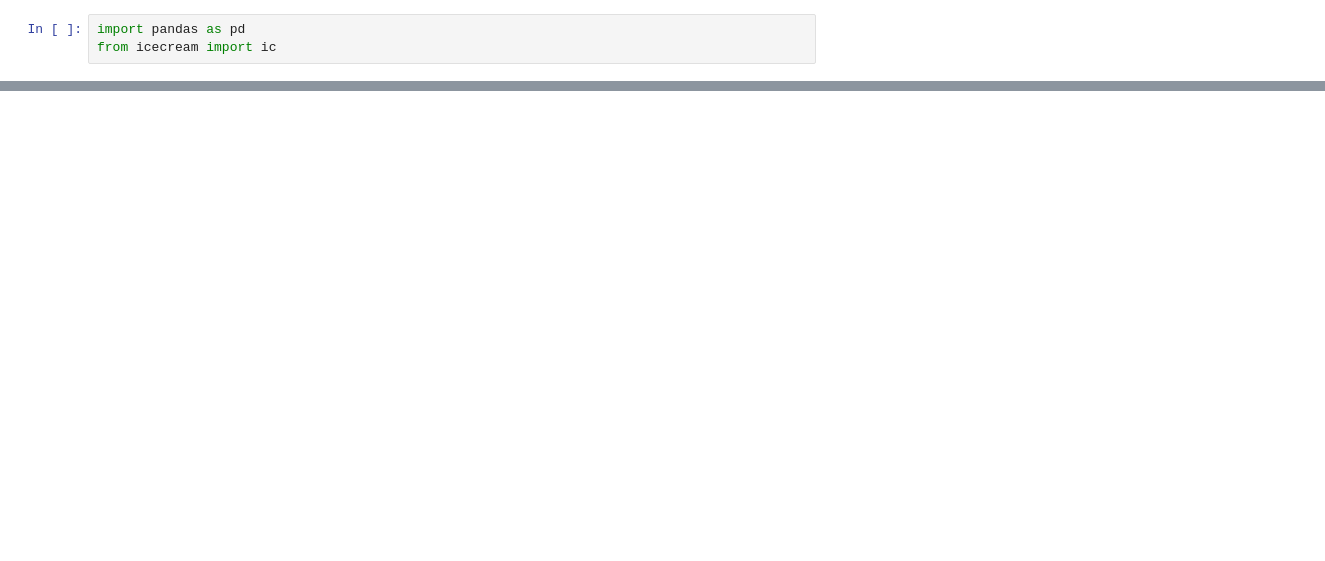
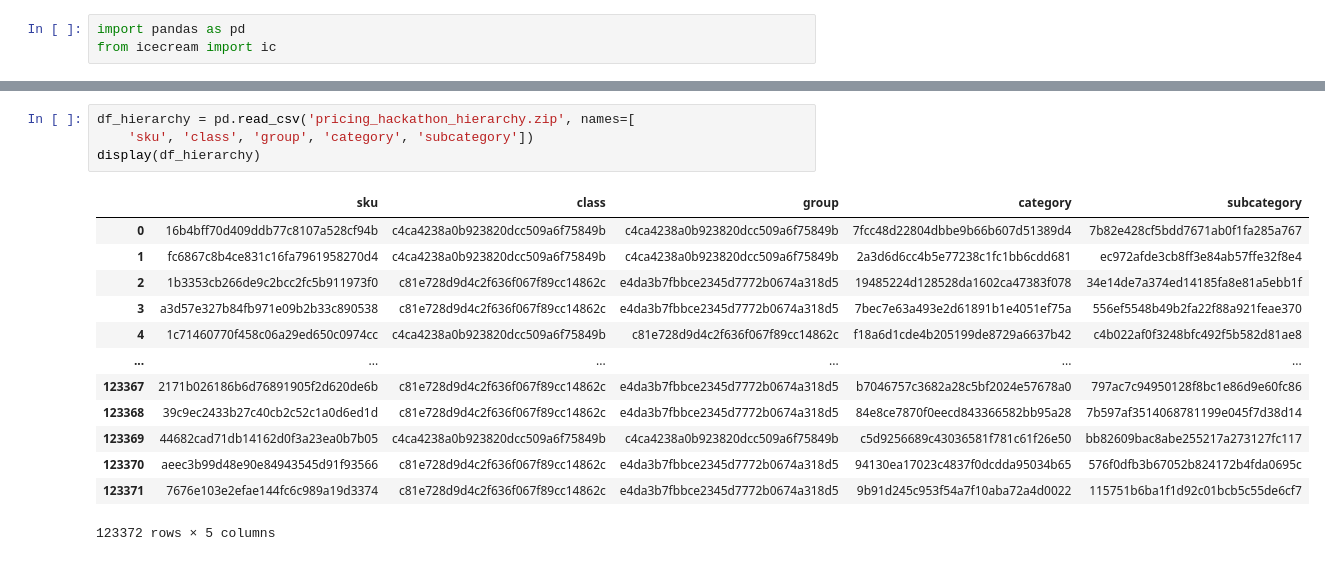
Before and after one commit to nigani/cr-lenta, a Jupyter notebook: dst-off_cr-lenta.ipynb, the cells around one changed output, grey strips where cells are left out. Drawn from its saved outputs; the diff is of its cells as text; blank space fills up the shorter version.

```diff
--- a/dst-off_cr-lenta.ipynb
+++ b/dst-off_cr-lenta.ipynb
@@ -129,0 +151,18 @@ df_prices
+# %%
+df_hierarchy = pd.read_csv('pricing_hackathon_hierarchy.zip', names=[
+    'sku', 'class', 'group', 'category', 'subcategory'])
+display(df_hierarchy)
+# %% [output]
+|  | sku | class | group | category | subcategory |
+| 0 | 16b4bff70d409ddb77c8107a528cf94b | c4ca4238a0b923820dcc509a6f75849b | c4ca4238a0b923820dcc509a6f75849b | 7fcc48d22804dbbe9b66b607d51389d4 | 7b82e428cf5bdd7671ab0f1fa285a767 |
+| 1 | fc6867c8b4ce831c16fa7961958270d4 | c4ca4238a0b923820dcc509a6f75849b | c4ca4238a0b923820dcc509a6f75849b | 2a3d6d6cc4b5e77238c1fc1bb6cdd681 | ec972afde3cb8ff3e84ab57ffe32f8e4 |
+| 2 | 1b3353cb266de9c2bcc2fc5b911973f0 | c81e728d9d4c2f636f067f89cc14862c | e4da3b7fbbce2345d7772b0674a318d5 | 19485224d128528da1602ca47383f078 | 34e14de7a374ed14185fa8e81a5ebb1f |
+| 3 | a3d57e327b84fb971e09b2b33c890538 | c81e728d9d4c2f636f067f89cc14862c | e4da3b7fbbce2345d7772b0674a318d5 | 7bec7e63a493e2d61891b1e4051ef75a | 556ef5548b49b2fa22f88a921feae370 |
+| 4 | 1c71460770f458c06a29ed650c0974cc | c4ca4238a0b923820dcc509a6f75849b | c81e728d9d4c2f636f067f89cc14862c | f18a6d1cde4b205199de8729a6637b42 | c4b022af0f3248bfc492f5b582d81ae8 |
+| ... | ... | ... | ... | ... | ... |
+| 123367 | 2171b026186b6d76891905f2d620de6b | c81e728d9d4c2f636f067f89cc14862c | e4da3b7fbbce2345d7772b0674a318d5 | b7046757c3682a28c5bf2024e57678a0 | 797ac7c94950128f8bc1e86d9e60fc86 |
+| 123368 | 39c9ec2433b27c40cb2c52c1a0d6ed1d | c81e728d9d4c2f636f067f89cc14862c | e4da3b7fbbce2345d7772b0674a318d5 | 84e8ce7870f0eecd843366582bb95a28 | 7b597af3514068781199e045f7d38d14 |
+| 123369 | 44682cad71db14162d0f3a23ea0b7b05 | c4ca4238a0b923820dcc509a6f75849b | c4ca4238a0b923820dcc509a6f75849b | c5d9256689c43036581f781c61f26e50 | bb82609bac8abe255217a273127fc117 |
+| 123370 | aeec3b99d48e90e84943545d91f93566 | c81e728d9d4c2f636f067f89cc14862c | e4da3b7fbbce2345d7772b0674a318d5 | 94130ea17023c4837f0dcdda95034b65 | 576f0dfb3b67052b824172b4fda0695c |
+| 123371 | 7676e103e2efae144fc6c989a19d3374 | c81e728d9d4c2f636f067f89cc14862c | e4da3b7fbbce2345d7772b0674a318d5 | 9b91d245c953f54a7f10aba72a4d0022 | 115751b6ba1f1d92c01bcb5c55de6cf7 |
+123372 rows × 5 columns
```
Also changed, not shown: parts of 24 cells of this notebook.
